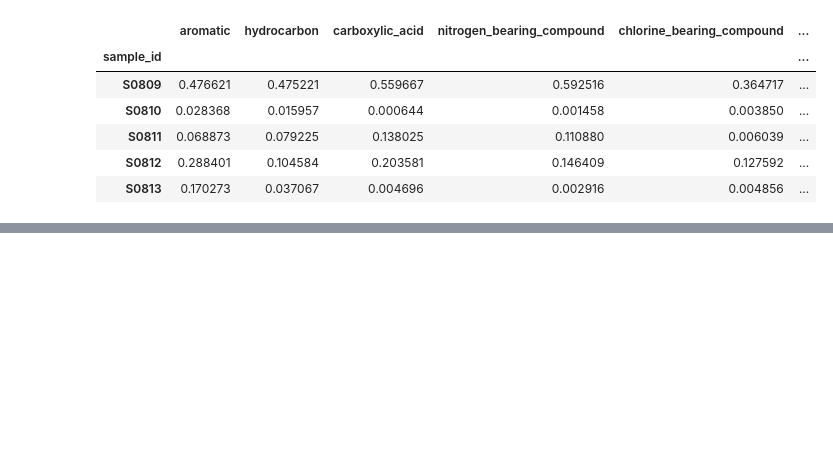
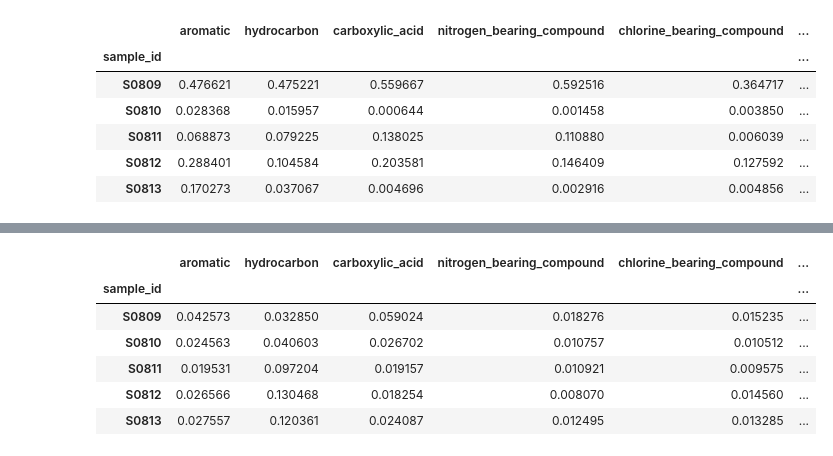
Before and after one commit to MosesBomera/Mars-Spectrometry-2-Gas-Chromatography, a Jupyter notebook: Benchmark_Modelling.ipynb, the cells around one changed output, grey strips where cells are left out. Saved outputs shown, nothing was run; the diff lists cells and outputs as text; code cells hidden in the pictures; blank space fills up the shorter version.

```diff
--- a/Benchmark_Modelling.ipynb
+++ b/Benchmark_Modelling.ipynb
@@ -329,0 +523,7 @@ final_submission_df.to_csv("benchmark_logreg_c2_submission.csv")
+# %%
+# 3. Attach the Output
+model_10.output = ProbabilitiesOutput(multi_label=True)
+# %%
+# 3. Create the trainer and train the model
+trainer = flash.Trainer(max_epochs=10, gpus=torch.cuda.device_count())
+trainer.fit(model_10, datamodule=datamodule_train)
@@ -329,0 +549,33 @@ final_submission_df.to_csv("benchmark_logreg_c2_submission.csv")
+# %%
+# 4. Predict the targets
+
+datamodule_predict = ImageClassificationData.from_data_frame(
+    "fpath_jpeg",
+    target_cols,
+    predict_data_frame=submission_format,
+    batch_size=1,
+    transform_kwargs={
+        "mean": (train_mean, train_mean, train_mean),
+        "std": (train_std, train_std, train_std),
+    },
+)
+# %%
+predictions_10 = trainer.predict(
+    model_10, datamodule=datamodule_predict, output=model_10.output
+)
+
+# 5. Save the model
+trainer.save_checkpoint("image_class_resnet18_e10_nopre_trntfm.pt")
+# %%
+resnet18_e10_nopre_df = pd.DataFrame(
+    np.array(predictions_10).squeeze(axis=1), index=sample_order, columns=target_cols
+)
+resnet18_e10_nopre_df.head()
+# %% [output]
+|  | aromatic | hydrocarbon | carboxylic_acid | nitrogen_bearing_compound | chlorine_bearing_compound | ... |
+| sample_id |  |  |  |  |  | ... |
+| S0809 | 0.042573 | 0.032850 | 0.059024 | 0.018276 | 0.015235 | ... |
+| S0810 | 0.024563 | 0.040603 | 0.026702 | 0.010757 | 0.010512 | ... |
+| S0811 | 0.019531 | 0.097204 | 0.019157 | 0.010921 | 0.009575 | ... |
+| S0812 | 0.026566 | 0.130468 | 0.018254 | 0.008070 | 0.014560 | ... |
+| S0813 | 0.027557 | 0.120361 | 0.024087 | 0.012495 | 0.013285 | ... |
```
Also changed, not shown: parts of 29 cells of this notebook.
